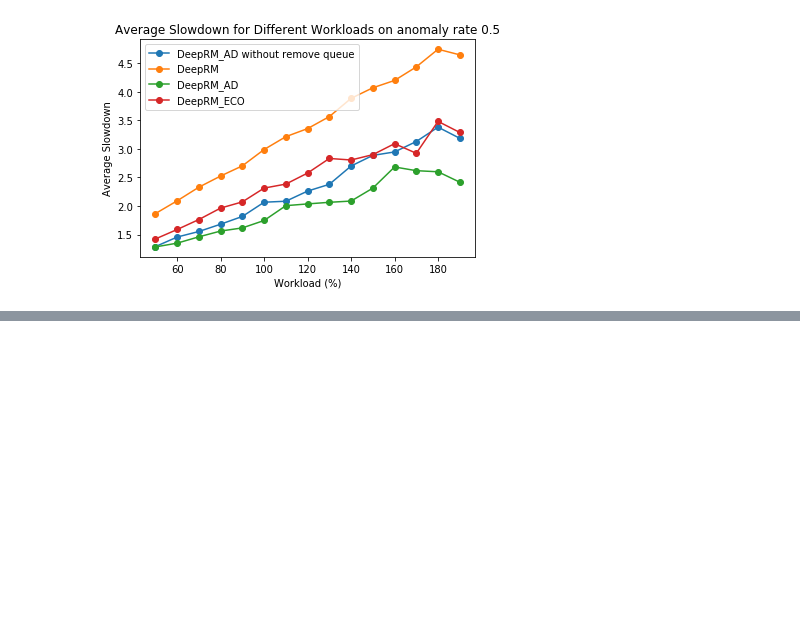
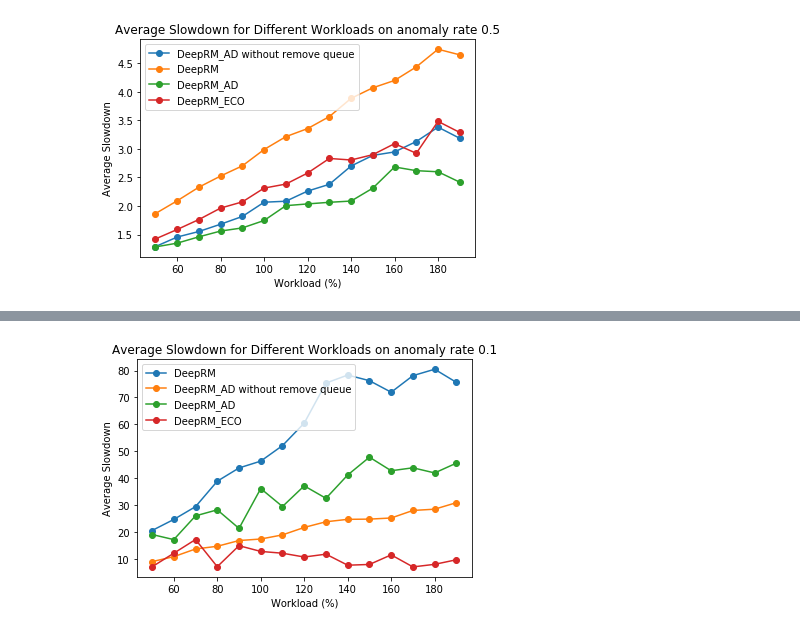
Before and after one commit to Jinobey/DeepRM_2, a Jupyter notebook: results_slowdown/slowdownplot.ipynb, the cells around one changed output, grey strips where cells are left out. Saved outputs shown, nothing was run; the diff lists cells and outputs as text; code cells hidden in the pictures; blank space fills up the shorter version.

```diff
--- a/results_slowdown/slowdownplot.ipynb
+++ b/results_slowdown/slowdownplot.ipynb
@@ -301,0 +387,6 @@ dfm.to_csv('metrics.csv', index=False)
+# %%
+df_ad_03 = df_ad[df_ad['Anomaly rate'] == 0.3]
+df_ad_nr_03 = df_ad_nr[df_ad_nr['Anomaly rate'] == 0.3]
+df_ad_ad_03 = df_ad_ad[df_ad_ad['Anomaly rate'] == 0.3]
+df_ad_eco_03 = df_ad_eco[df_ad_eco['Anomaly rate'] == 0.3]
+df_ad_eco_03.head()
@@ -301,0 +400,34 @@ dfm.to_csv('metrics.csv', index=False)
+# %%
+import matplotlib.pyplot as plt
+
+
+
+workloads1 = df_ad_03['Workload'].unique()
+workloads1.sort()
+average_slowdowns1 = [df_ad_03[df_ad_03['Workload'] == workload]['Average Slowdown'].mean() for workload in workloads1]
+
+workloads2 = df_ad_nr_03['Workload'].unique()
+workloads2.sort()
+average_slowdowns2 = [df_ad_nr_03[df_ad_nr_03['Workload'] == workload]['Average Slowdown'].mean() for workload in workloads2]
+
+workloads3 = df_ad_ad_03['Workload'].unique()
+workloads3.sort()
+average_slowdowns3 = [df_ad_ad_03[df_ad_ad_03['Workload'] == workload]['Average Slowdown'].mean() for workload in workloads3]
+
+workloads4 = df_ad_eco_03['Workload'].unique()
+workloads4.sort()
+average_slowdowns4 = [df_ad_eco_03[df_ad_eco_03['Workload'] == workload]['Average Slowdown'].mean() for workload in workloads4]
+
+
+
+plt.plot(workloads1, average_slowdowns1, 'o-', label='DeepRM')
+plt.plot(workloads2, average_slowdowns2, 'o-', label='DeepRM_AD without remove queue')
+plt.plot(workloads3, average_slowdowns3, 'o-', label='DeepRM_AD')
+plt.plot(workloads4, average_slowdowns4, 'o-', label='DeepRM_ECO')
+
+plt.title('Average Slowdown for Different Workloads on anomaly rate 0.1')
+plt.xlabel('Workload (%)')
+plt.ylabel('Average Slowdown')
+plt.legend()
+plt
+# %% [output]
@@ -301,0 +435 @@ dfm.to_csv('metrics.csv', index=False)
+[figure, added]
```
Also changed, not shown: parts of 11 cells of this notebook, 1 other file.
